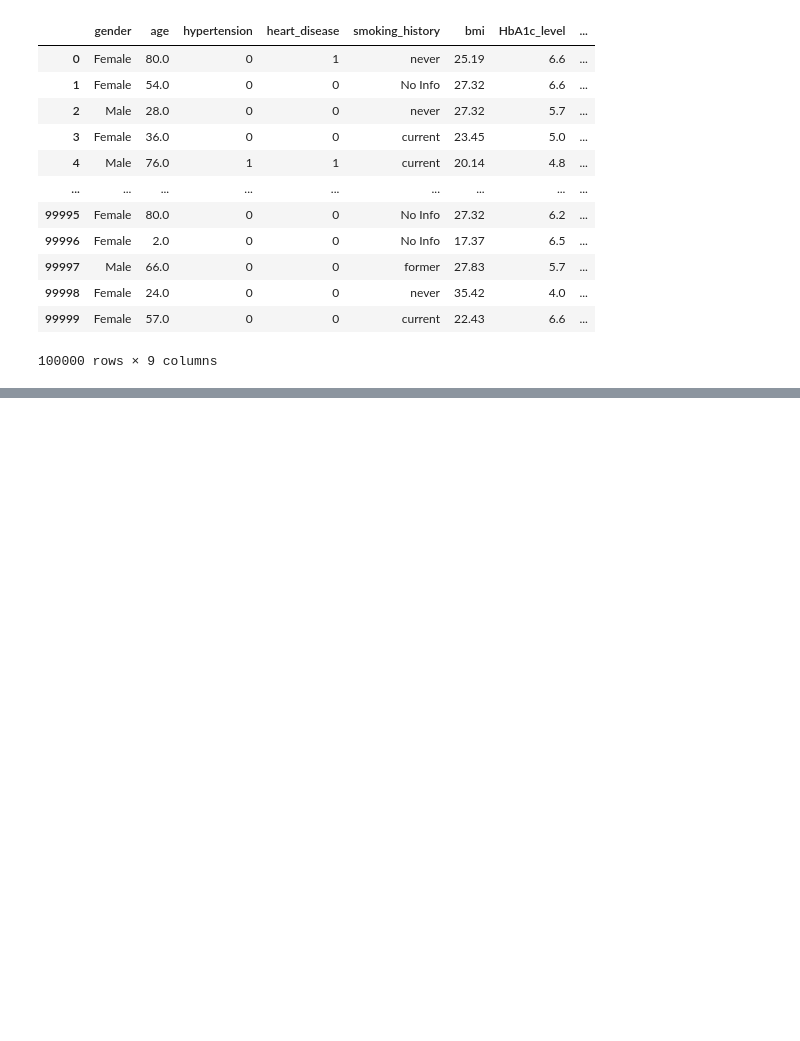
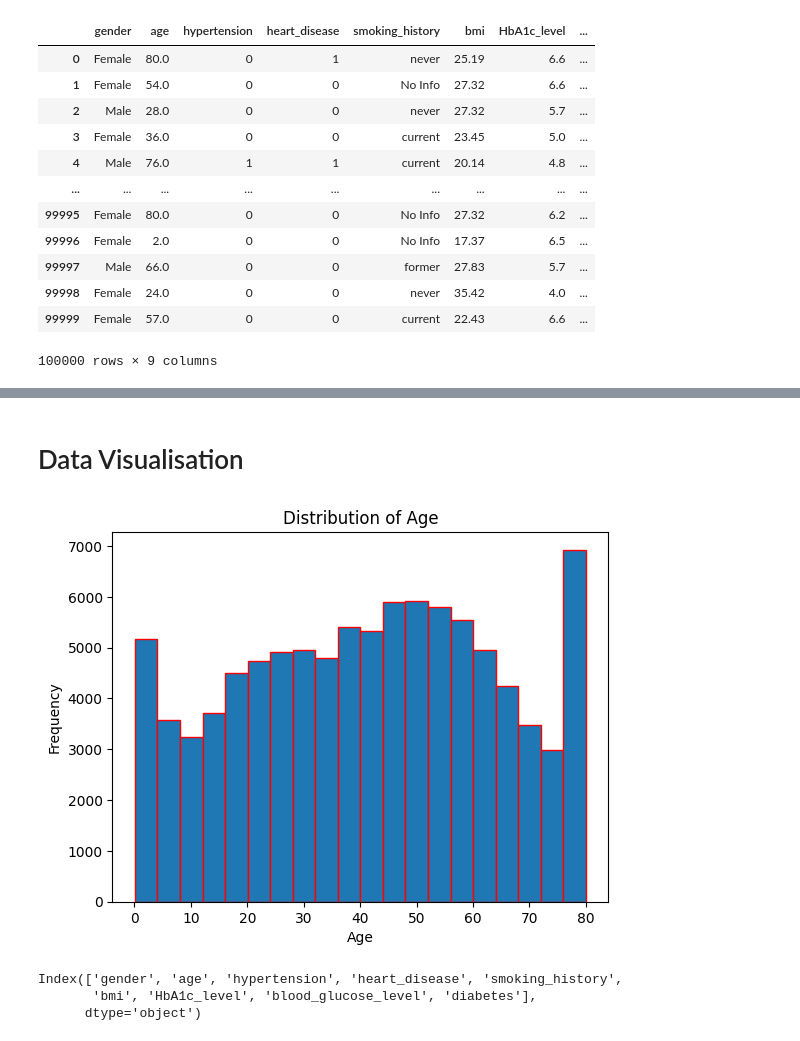
Before and after one commit to Saravanan-20G/Dataset9-Diabetes, a Jupyter notebook: Diabetes.ipynb, the cells around one changed output, grey strips where cells are left out. Drawn from its saved outputs; the diff is of its cells as text; code cells hidden in the pictures; blank space fills up the shorter version.

```diff
--- a/Diabetes.ipynb
+++ b/Diabetes.ipynb
@@ -21,0 +285,16 @@ df
+# %% [markdown]
+# Data Visualisation
+# %%
+plt.hist(df['age'],bins=20,edgecolor='red')
+plt.xlabel('Age')
+plt.ylabel('Frequency')
+plt.title('Distribution of Age')
+plt.show()
+# %% [output]
+[figure, added]
+# %%
+df.columns
+# %% [output]
+Index(['gender', 'age', 'hypertension', 'heart_disease', 'smoking_history',
+       'bmi', 'HbA1c_level', 'blood_glucose_level', 'diabetes'],
+      dtype='object')
```
Also changed, not shown: parts of 24 cells of this notebook.
